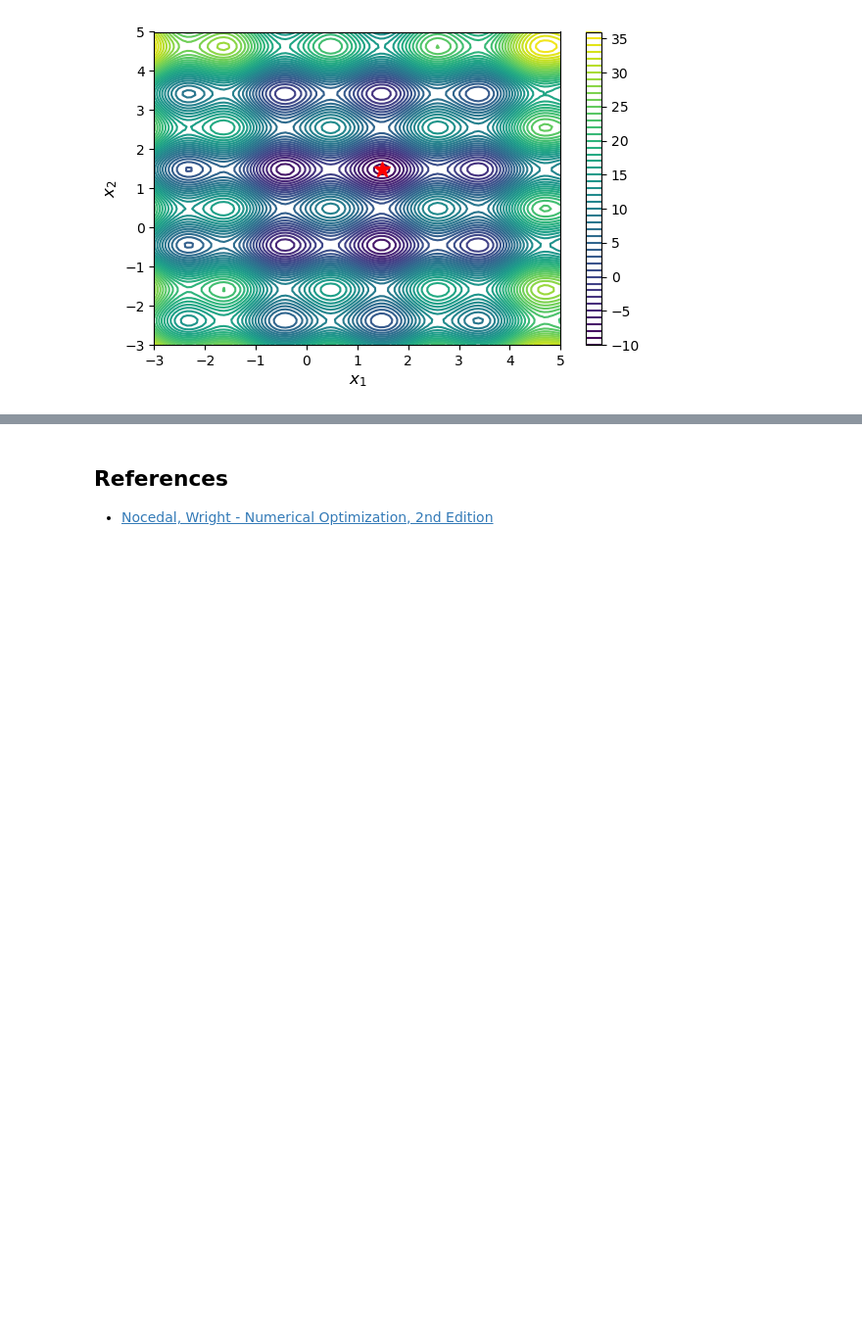
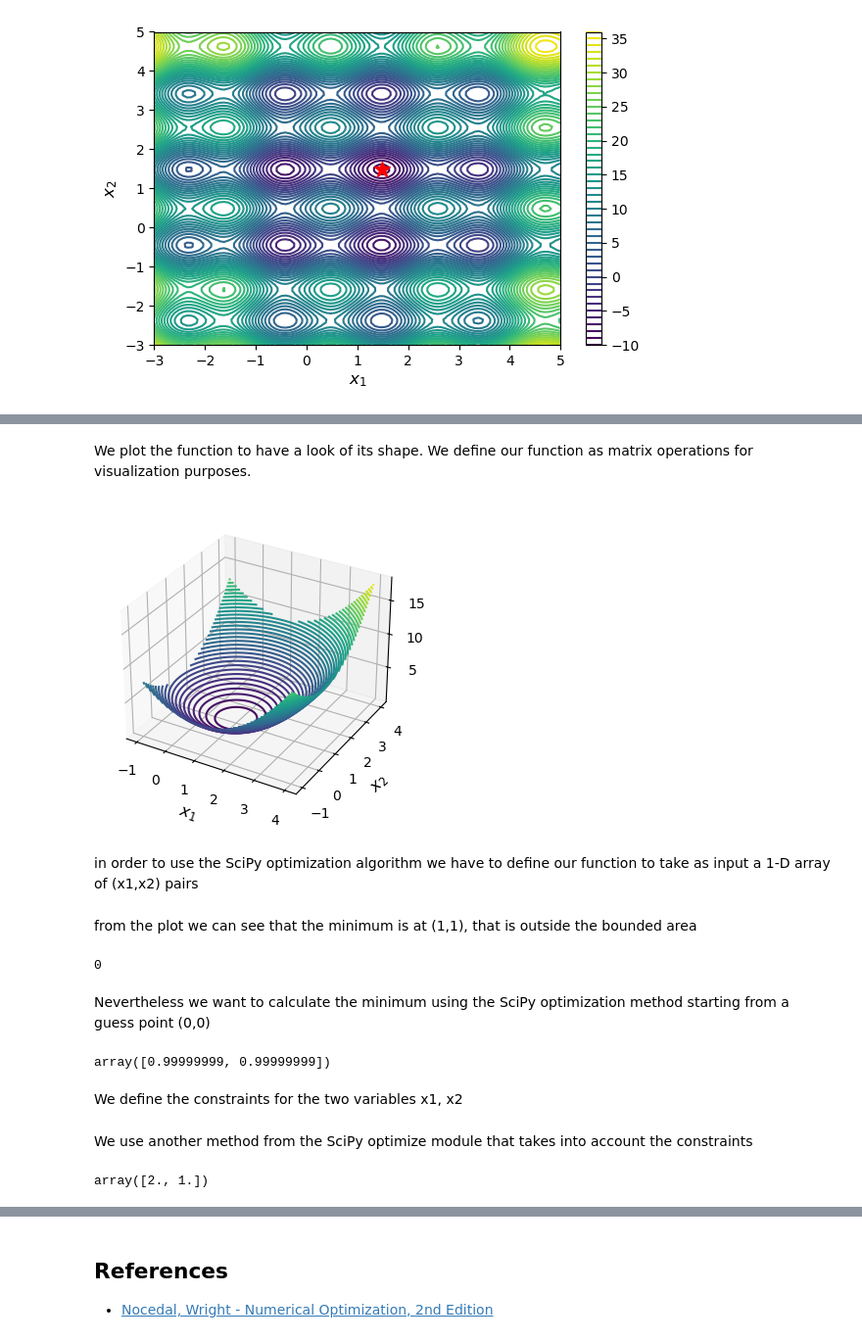
Before and after one commit to luigiselmi/numethods, a Jupyter notebook: johansson/optimization.ipynb, the cells around one changed output, grey strips where cells are left out. Shown at 98% size. Cells and saved outputs as stored; diff of their text form; code cells hidden in the pictures; blank space fills up the shorter version.

Commit message:
contraint optimization

```diff
--- a/johansson/optimization.ipynb
+++ b/johansson/optimization.ipynb
@@ -283,0 +361,14 @@ fig.tight_layout()
+# %% [markdown]
+We plot the function to have a look of its shape. We define our function as matrix operations for visualization purposes.
+# %%
+fig, ax = plt.subplots(figsize=(6, 4), subplot_kw={'projection': '3d'})
+x1 = x2 = np.linspace(-1, 4, 100)
+X1, X2 = np.meshgrid(x1, x2)
+X3 = (X1 - 1)**2 + (X2 - 1)**2
+c = ax.contour(X1, X2, X3, 50)
+ax.set_xlabel(r"$x_1$", fontsize=12)
+ax.set_ylabel(r"$x_2$", fontsize=12);
+# %% [output]
+[figure, added]
+# %% [markdown]
+in order to use the SciPy optimization algorithm we have to define our function to take as input a 1-D array of (x1,x2) pairs
@@ -283,0 +379,15 @@ fig.tight_layout()
+# %% [markdown]
+from the plot we can see that the minimum is at (1,1), that is outside the bounded area
+# %%
+f([1,1])
+# %% [output]
+0
+# %% [markdown]
+Nevertheless we want to calculate the minimum using the SciPy optimization method starting from a guess point (0,0)
+# %%
+x_opt = optimize.minimize(f, [0, 0], method='BFGS').x
+x_opt
+# %% [output]
+array([0.99999999, 0.99999999])
+# %% [markdown]
+We define the constraints for the two variables x1, x2
@@ -283,0 +396,7 @@ fig.tight_layout()
+# %% [markdown]
+We use another method from the SciPy optimize module that takes into account the constraints
+# %%
+x_cons_opt = optimize.minimize(f, [0, 0], method='L-BFGS-B', bounds=[bnd_x1, bnd_x2]).x
+x_cons_opt
+# %% [output]
+array([2., 1.])
```
Also changed, not shown: parts of 24 cells of this notebook.
